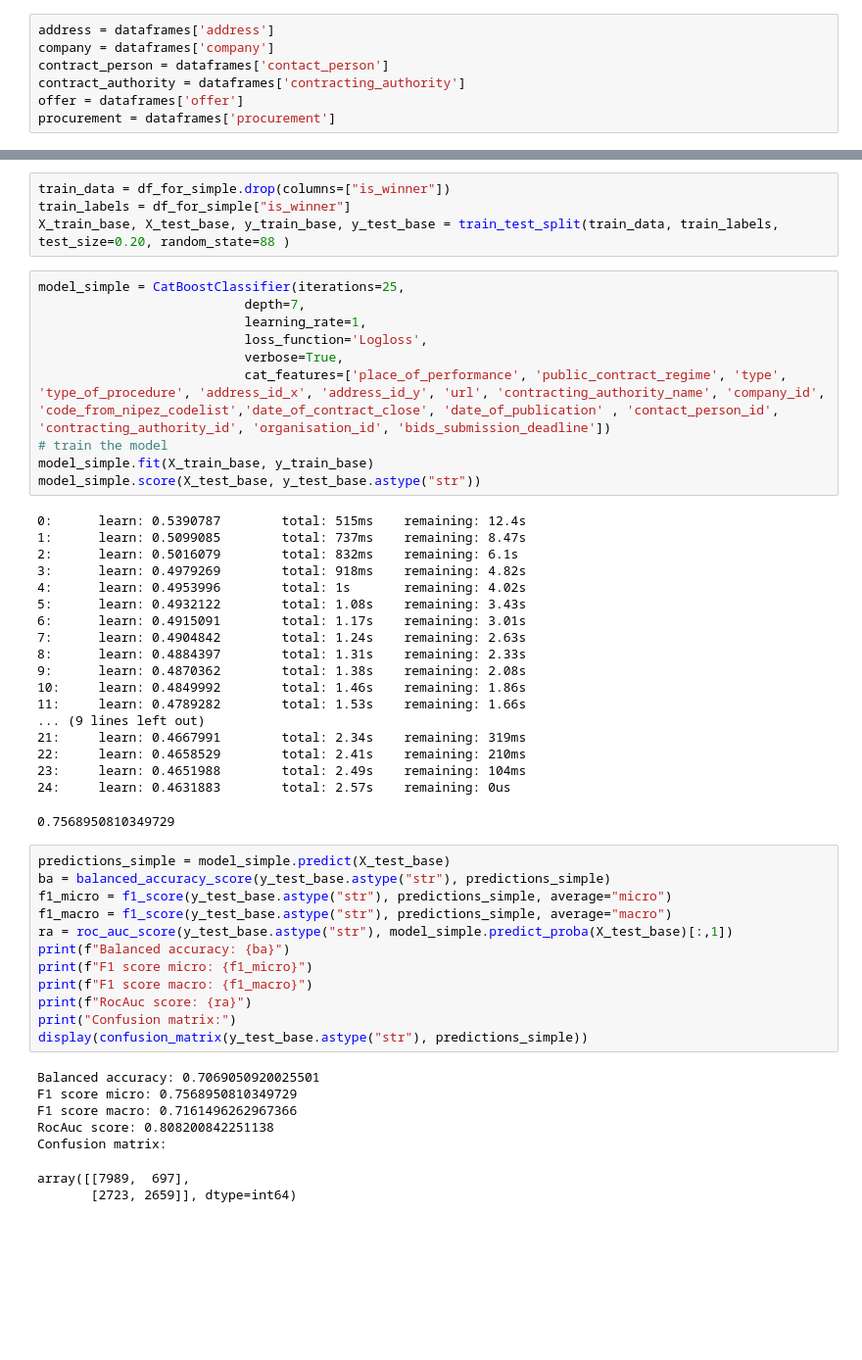
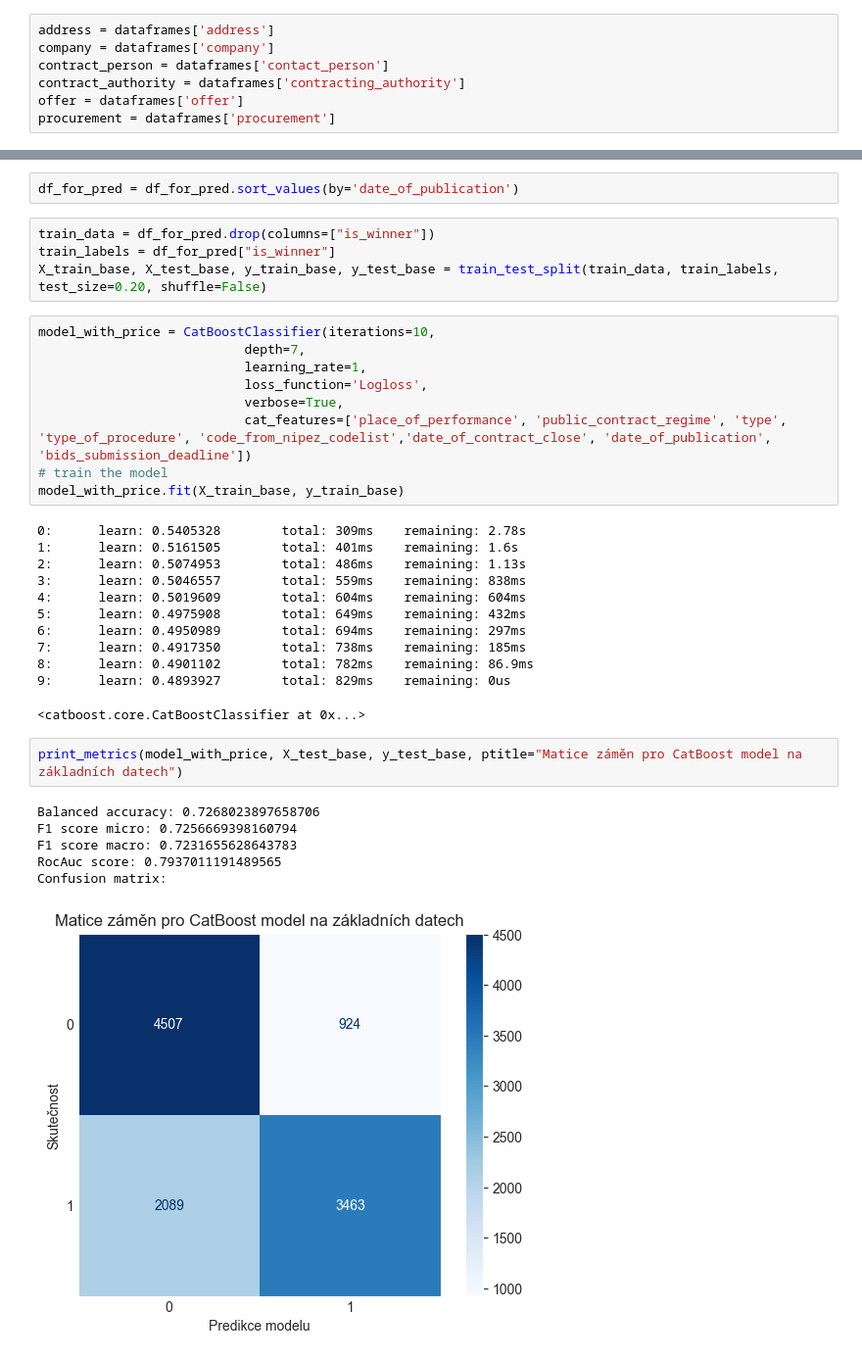
Before and after one commit to opendatalabcz/analysis-public-procurement, a Jupyter notebook: base_model.ipynb, the cells around one changed output, grey strips where cells are left out. Shown at 98% size. Cells and saved outputs as stored; diff of their text form; blank space fills up the shorter version.

```diff
--- a/base_model.ipynb
+++ b/base_model.ipynb
@@ -56,53 +72,36 @@ memory usage: 11.9+ MB
+# %%
+df_for_pred = df_for_pred.sort_values(by='date_of_publication')
 # %%
-train_data = df_for_simple.drop(columns=["is_winner"])
-train_labels = df_for_simple["is_winner"]
-X_train_base, X_test_base, y_train_base, y_test_base = train_test_split(train_data, train_labels, test_size=0.20, random_state=88 )
+train_data = df_for_pred.drop(columns=["is_winner"])
+train_labels = df_for_pred["is_winner"]
+X_train_base, X_test_base, y_train_base, y_test_base = train_test_split(train_data, train_labels, test_size=0.20, shuffle=False)
 # %%
-model_simple = CatBoostClassifier(iterations=25,
+model_with_price = CatBoostClassifier(iterations=10,
                            depth=7,
                            learning_rate=1,
                            loss_function='Logloss',
                            verbose=True,
-                           cat_features=['place_of_performance', 'public_contract_regime', 'type', 'type_of_procedure', 'address_id_x', 'address_id_y', 'url', 'contracting_authority_name', 'company_id', 'code_from_nipez_codelist','date_of_contract_close', 'date_of_publication' , 'contact_person_id', 'contracting_authority_id', 'organisation_id', 'bids_submission_deadline'])
+                           cat_features=['place_of_performance', 'public_contract_regime', 'type', 'type_of_procedure', 'code_from_nipez_codelist','date_of_contract_close', 'date_of_publication', 'bids_submission_deadline'])
 # train the model
-model_simple.fit(X_train_base, y_train_base)
-model_simple.score(X_test_base, y_test_base.astype("str"))
+model_with_price.fit(X_train_base, y_train_base)
 # %% [output]
-0:      learn: 0.5390787        total: 515ms    remaining: 12.4s
-1:      learn: 0.5099085        total: 737ms    remaining: 8.47s
-2:      learn: 0.5016079        total: 832ms    remaining: 6.1s
-3:      learn: 0.4979269        total: 918ms    remaining: 4.82s
-4:      learn: 0.4953996        total: 1s       remaining: 4.02s
-5:      learn: 0.4932122        total: 1.08s    remaining: 3.43s
-6:      learn: 0.4915091        total: 1.17s    remaining: 3.01s
-7:      learn: 0.4904842        total: 1.24s    remaining: 2.63s
-8:      learn: 0.4884397        total: 1.31s    remaining: 2.33s
-9:      learn: 0.4870362        total: 1.38s    remaining: 2.08s
-10:     learn: 0.4849992        total: 1.46s    remaining: 1.86s
-11:     learn: 0.4789282        total: 1.53s    remaining: 1.66s
-... (9 lines left out)
-21:     learn: 0.4667991        total: 2.34s    remaining: 319ms
-22:     learn: 0.4658529        total: 2.41s    remaining: 210ms
-23:     learn: 0.4651988        total: 2.49s    remaining: 104ms
-24:     learn: 0.4631883        total: 2.57s    remaining: 0us
+0:      learn: 0.5405328        total: 309ms    remaining: 2.78s
+1:      learn: 0.5161505        total: 401ms    remaining: 1.6s
+2:      learn: 0.5074953        total: 486ms    remaining: 1.13s
+3:      learn: 0.5046557        total: 559ms    remaining: 838ms
+4:      learn: 0.5019609        total: 604ms    remaining: 604ms
+5:      learn: 0.4975908        total: 649ms    remaining: 432ms
+6:      learn: 0.4950989        total: 694ms    remaining: 297ms
+7:      learn: 0.4917350        total: 738ms    remaining: 185ms
+8:      learn: 0.4901102        total: 782ms    remaining: 86.9ms
+9:      learn: 0.4893927        total: 829ms    remaining: 0us
-0.7568950810349729
+<catboost.core.CatBoostClassifier at 0x...>
 # %%
-predictions_simple = model_simple.predict(X_test_base)
-ba = balanced_accuracy_score(y_test_base.astype("str"), predictions_simple)
-f1_micro = f1_score(y_test_base.astype("str"), predictions_simple, average="micro")
-f1_macro = f1_score(y_test_base.astype("str"), predictions_simple, average="macro")
-ra = roc_auc_score(y_test_base.astype("str"), model_simple.predict_proba(X_test_base)[:,1])
-print(f"Balanced accuracy: {ba}")
-print(f"F1 score micro: {f1_micro}")
-print(f"F1 score macro: {f1_macro}")
-print(f"RocAuc score: {ra}")
-print("Confusion matrix:")
-display(confusion_matrix(y_test_base.astype("str"), predictions_simple))
+print_metrics(model_with_price, X_test_base, y_test_base, ptitle="Matice záměn pro CatBoost model na základních datech")
 # %% [output]
-Balanced accuracy: 0.7069050920025501
-F1 score micro: 0.7568950810349729
-F1 score macro: 0.7161496262967366
-RocAuc score: 0.808200842251138
+Balanced accuracy: 0.7268023897658706
+F1 score micro: 0.7256669398160794
+F1 score macro: 0.7231655628643783
+RocAuc score: 0.7937011191489565
 Confusion matrix:
-array([[7989,  697],
-       [2723, 2659]], dtype=int64)
+[figure, added]
```
Also changed, not shown: parts of 27 cells of this notebook, 5 other files.
